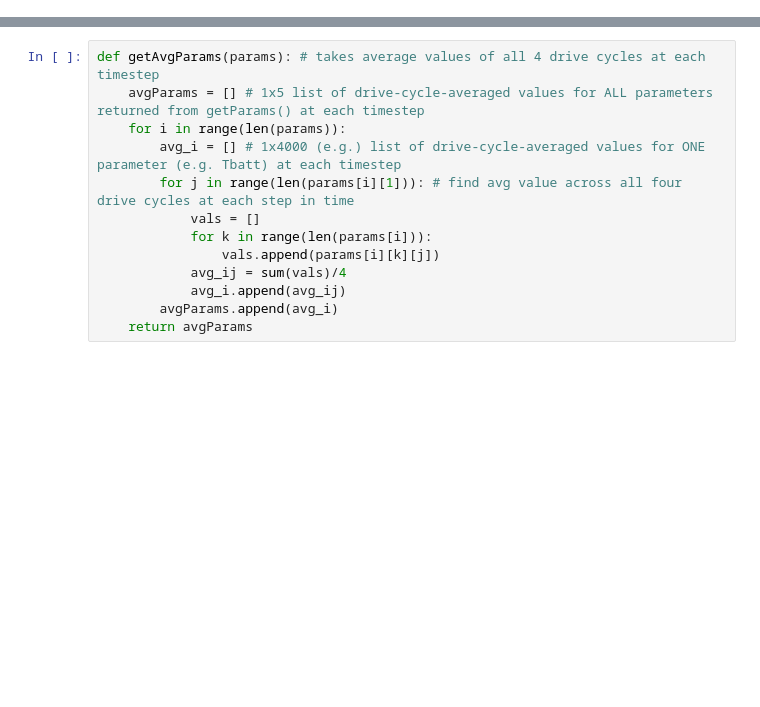
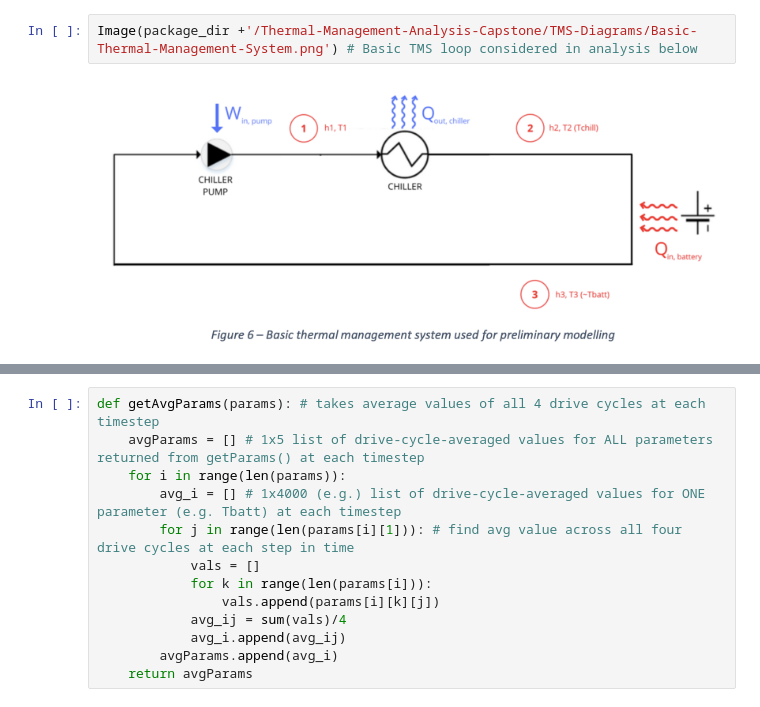
Before and after one commit to pjsingal/coding_projects, a Jupyter notebook: Python/Thermal-Management-Analysis-Capstone/Thermal-Management-Analysis-Capstone.ipynb, the cells around one changed output, grey strips where cells are left out. Drawn from its saved outputs; the diff is of its cells as text; blank space fills up the shorter version.

```diff
--- a/Python/Thermal-Management-Analysis-Capstone/Thermal-Management-Analysis-Capstone.ipynb
+++ b/Python/Thermal-Management-Analysis-Capstone/Thermal-Management-Analysis-Capstone.ipynb
@@ -16,0 +26,4 @@ ModuleNotFoundError: No module named 'scipy'
+# %%
+Image(package_dir +'/Thermal-Management-Analysis-Capstone/TMS-Diagrams/Basic-Thermal-Management-System.png') # Basic TMS loop considered in analysis below
+# %% [output]
+[figure, added]
```
Also changed, not shown: parts of 14 cells of this notebook, 33 other files.
